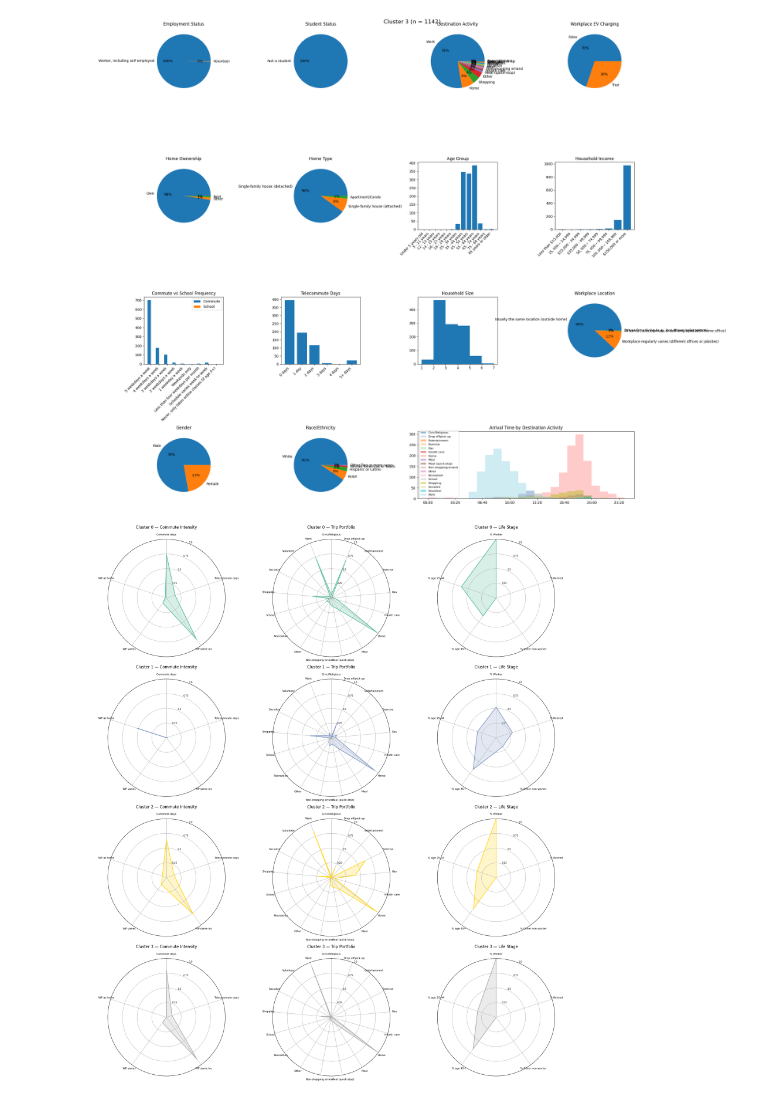
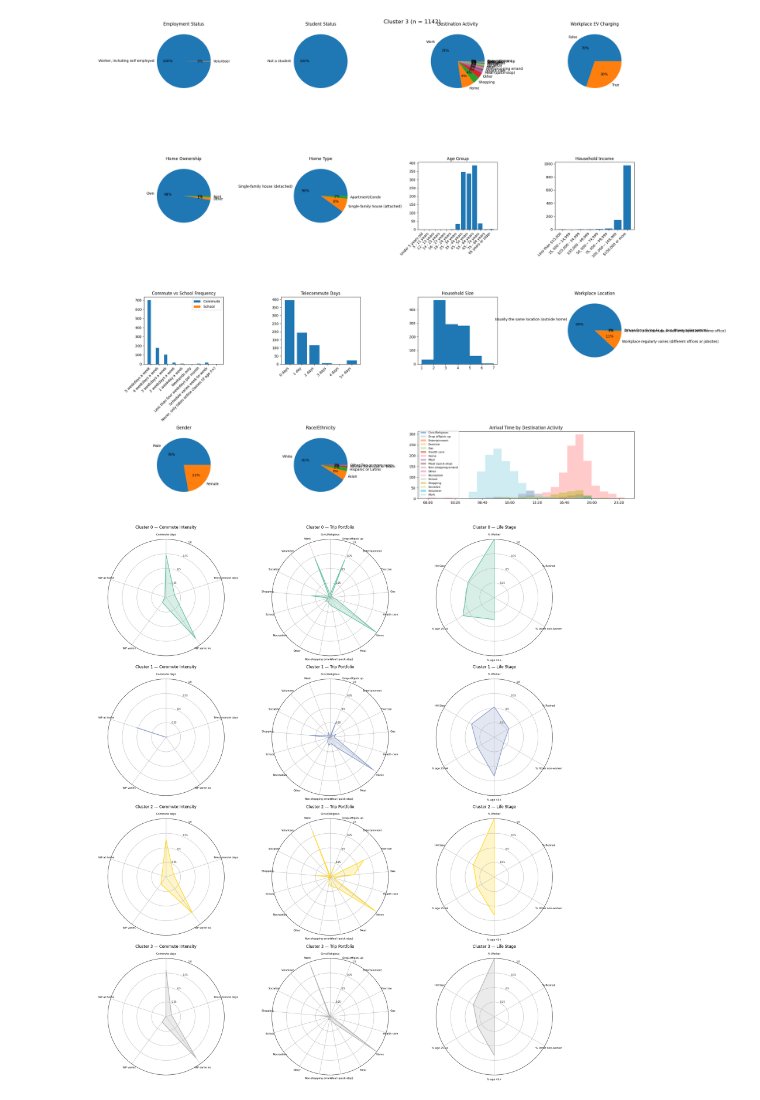
Before and after one commit to pengu-rengu/ev_digital_city, a Jupyter notebook: notebooks/clustering.ipynb, the cells around one changed output. Cells and saved outputs as stored; diff of their text form; code cells hidden in the pictures.

```diff
--- a/notebooks/clustering.ipynb
+++ b/notebooks/clustering.ipynb
@@ -285,7 +300,8 @@ LIFE_STAGE_AXES = [
     "% Retired",
     "% Other non-worker",
     "% age 45+",
-    "% age 25-44"
+    "% age 25-44",
+    "HH Size"
 ]
 
 WORKER = "Worker, including self employed"
@@ -322,7 +338,8 @@ def life_stage_vector(cluster_df: pd.DataFrame) -> list[float]:
         retired_share,
         float(1.0 - worker_share - retired_share),
         float(age_group.isin(SENIOR_AGES).mean()),
-        float(age_group.isin(YOUNGER_AGES).mean())
+        float(age_group.isin(YOUNGER_AGES).mean()),
+        float(cluster_df["household_size"].mean() / 7.0)
     ]
 
 
@@ -332,31 +349,31 @@ def radar(ax, axis_labels: list[str], values: list[float], title: str, color) ->
     loop = list(values) + [values[0]]
     ax.set_theta_offset(np.pi / 2)
     ax.set_theta_direction(-1)
     ax.set_xticks(angles[:-1])
     ax.set_xticklabels(axis_labels, fontsize = 8)
     ax.set_ylim(0, 1)
     ax.set_yticks([0.25, 0.5, 0.75, 1.0])
     ax.set_yticklabels(["0.25", "0.5", "0.75", "1.0"], fontsize = 7)
     ax.plot(angles, loop, color = color, linewidth = 2)
     ax.fill(angles, loop, color = color, alpha = 0.25)
     ax.set_title(title, pad = 15)
 
 
 activities = sorted({col.removeprefix("mean_arrival_") for cluster_df in cluster_dfs for col in cluster_df.columns if col.startswith("mean_arrival_") and col != "mean_arrival_minutes"})
 cmap = plt.colormaps["Set2"].resampled(max(best_k, 1))
 
 fig, axes = plt.subplots(best_k, 3, figsize = (21, 6 * best_k), subplot_kw = {"projection": "polar"})
 if best_k == 1:
     axes = np.array([axes])
 
 for cluster_id, cluster_df in enumerate(cluster_dfs):
     color = cmap(cluster_id)
     radar(axes[cluster_id, 0], COMMUTE_AXES, commute_vector(cluster_df), f"Cluster {cluster_id} — Commute Intensity", color)
     portfolio = [float(cluster_df[f"mean_arrival_{activity}"].notna().mean()) if f"mean_arrival_{activity}" in cluster_df.columns else 0.0 for activity in activities]
     radar(axes[cluster_id, 1], activities, portfolio, f"Cluster {cluster_id} — Trip Portfolio", color)
     radar(axes[cluster_id, 2], LIFE_STAGE_AXES, life_stage_vector(cluster_df), f"Cluster {cluster_id} — Life Stage", color)
 
 plt.tight_layout()
 plt.show()
 # %% [output]
-[figure, old version]
+[figure, new version]
```
Also changed, not shown: parts of 1 cell of this notebook, 2 other files.
